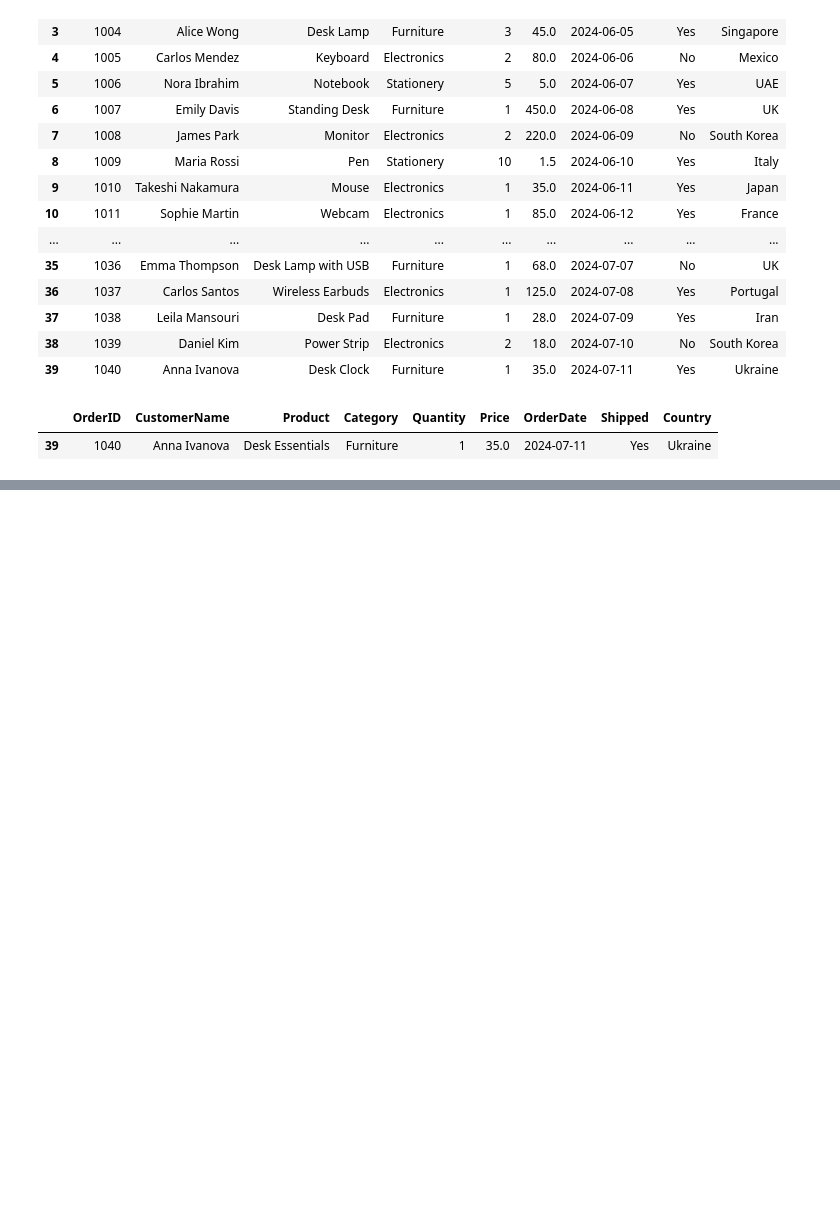
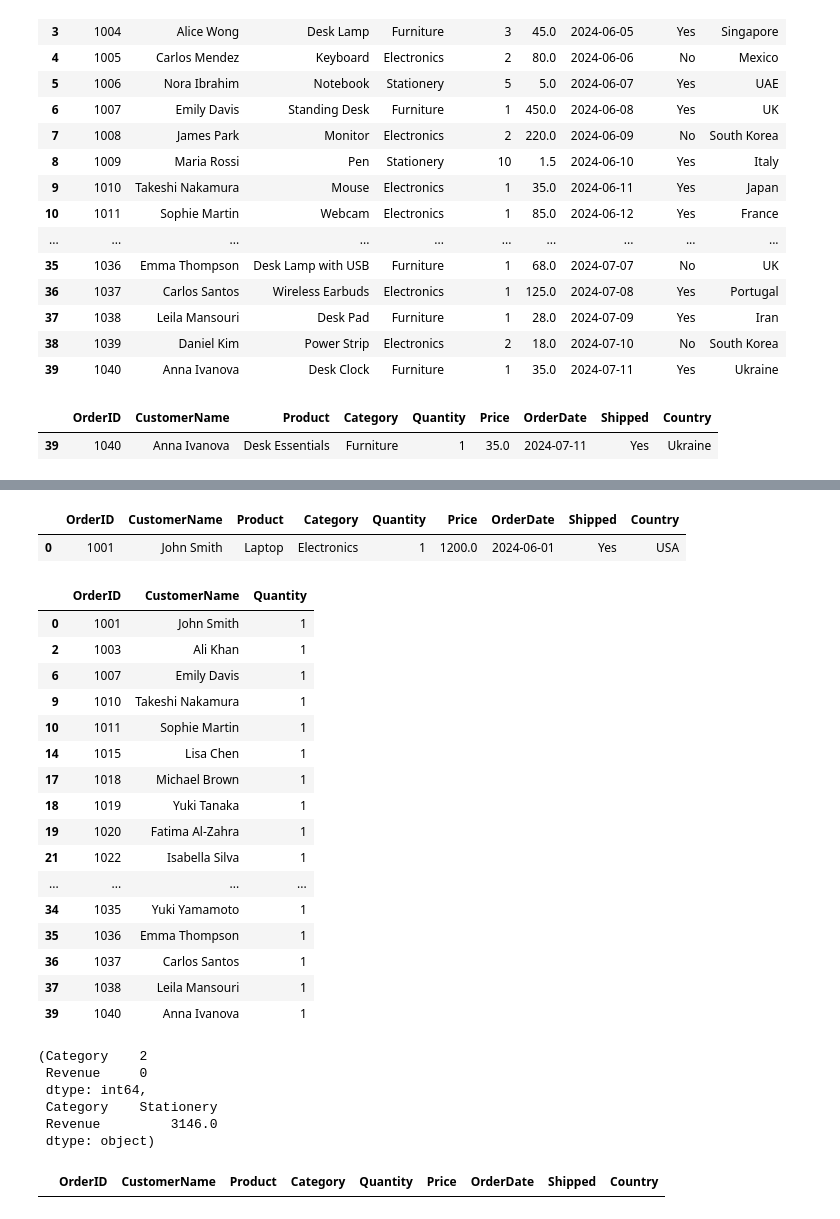
Before and after one commit to TJ-Projects3/Pandas-Practice, a Jupyter notebook: pandas.ipynb, the cells around one changed output, grey strips where cells are left out. Saved outputs shown, nothing was run; the diff lists cells and outputs as text; code cells hidden in the pictures; blank space fills up the shorter version.

```diff
--- a/pandas.ipynb
+++ b/pandas.ipynb
@@ -188,0 +364,51 @@ df.loc[df["CustomerName"] == "Anna Ivanova"]
+# %%
+maxPrice = df["Price"].max()
+df[df["Price"] == maxPrice]
+# %% [output]
+|  | OrderID | CustomerName | Product | Category | Quantity | Price | OrderDate | Shipped | Country |
+| 0 | 1001 | John Smith | Laptop | Electronics | 1 | 1200.0 | 2024-06-01 | Yes | USA |
+# %%
+min_value = df["Quantity"].min()
+df.loc[df["Quantity"] == min_value, ["OrderID", "CustomerName", "Quantity"]]
+# %% [output]
+|  | OrderID | CustomerName | Quantity |
+| 0 | 1001 | John Smith | 1 |
+| 2 | 1003 | Ali Khan | 1 |
+| 6 | 1007 | Emily Davis | 1 |
+| 9 | 1010 | Takeshi Nakamura | 1 |
+| 10 | 1011 | Sophie Martin | 1 |
+| 14 | 1015 | Lisa Chen | 1 |
+| 17 | 1018 | Michael Brown | 1 |
+| 18 | 1019 | Yuki Tanaka | 1 |
+| 19 | 1020 | Fatima Al-Zahra | 1 |
+| 21 | 1022 | Isabella Silva | 1 |
+| ... | ... | ... | ... |
+| 34 | 1035 | Yuki Yamamoto | 1 |
+| 35 | 1036 | Emma Thompson | 1 |
+| 36 | 1037 | Carlos Santos | 1 |
+| 37 | 1038 | Leila Mansouri | 1 |
+| 39 | 1040 | Anna Ivanova | 1 |
+# %%
+df["Revenue"] = df["Price"] * df["Quantity"]
+revenue_group = df.groupby("Category", as_index=False)["Revenue"].sum().sort_values("Revenue")
+revenue_sort = df.groupby("Category", as_index=False)["Revenue"].sum().sort_values("Revenue", ascending=False)
+# category with highest revenue
+top_category = revenue_group.idxmax()
+# highest revenue value
+top_value = revenue_group.max()
+# or as a one-row Series
+# top_series = revenue_group.nlargest(1)
+
+# top_category, top_value
+top_category, top_value
+# %% [output]
+(Category    2
+ Revenue     0
+ dtype: int64,
+ Category    Stationery
+ Revenue         3146.0
+ dtype: object)
+# %%
+df[df["Quantity"] < 1]
+# %% [output]
+|  | OrderID | CustomerName | Product | Category | Quantity | Price | OrderDate | Shipped | Country |
```
Also changed, not shown: parts of 12 cells of this notebook.
